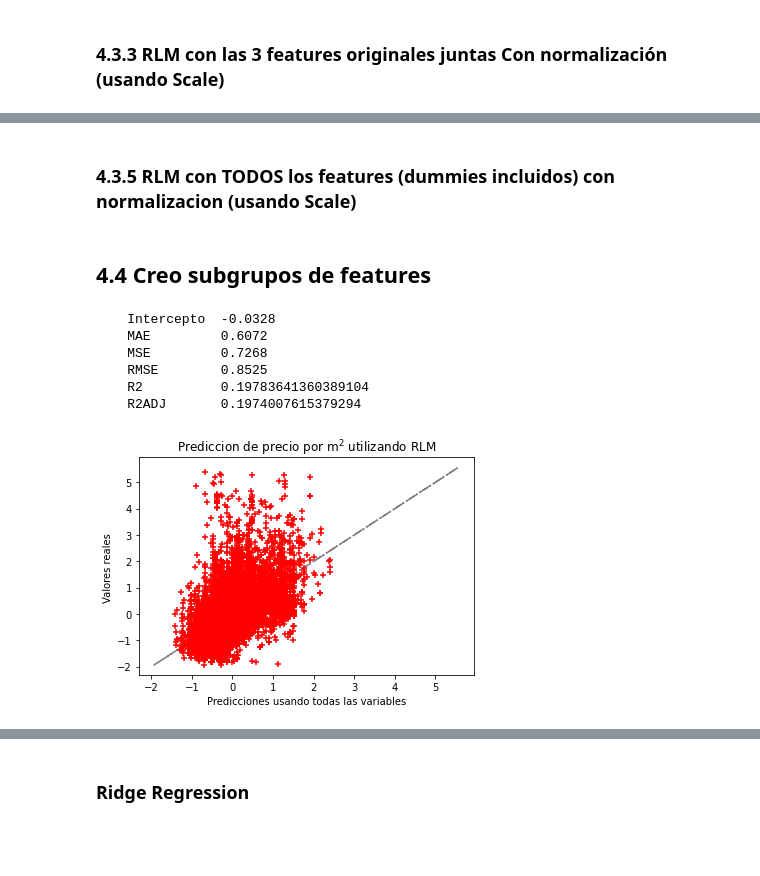
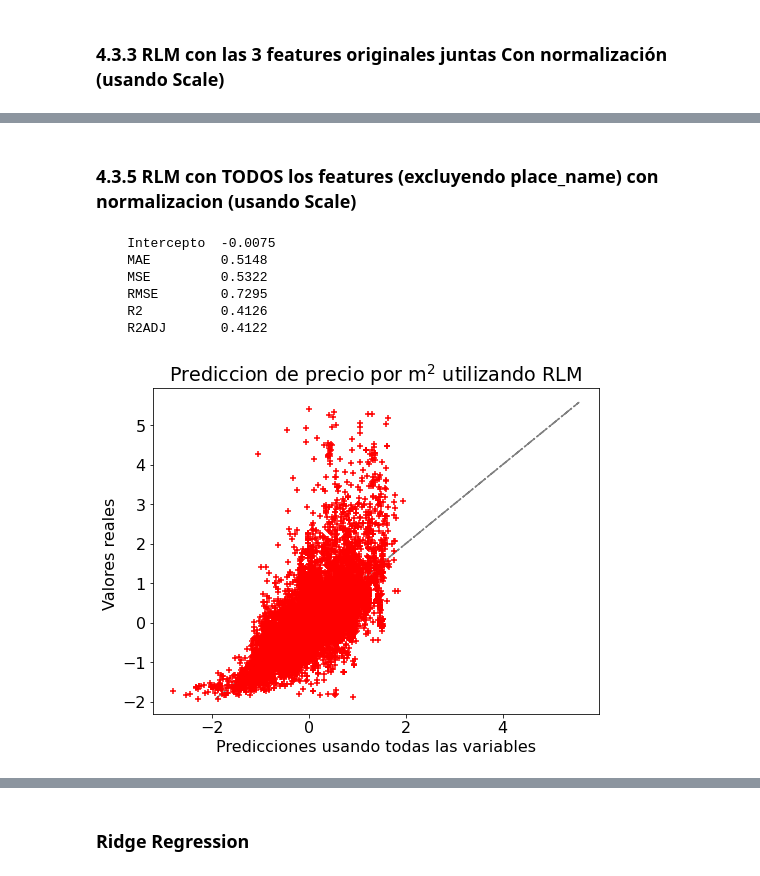
Before and after one commit to szl30n/ProyectosDHDS, a Jupyter notebook: TP2/Maela.ipynb, the cells around one changed output, grey strips where cells are left out. Drawn from its saved outputs; the diff is of its cells as text; code cells hidden in the pictures; blank space fills up the shorter version.

```diff
--- a/TP2/Maela.ipynb
+++ b/TP2/Maela.ipynb
@@ -836,6 +899,6 @@ rls_func(X,y,'sup_cubierta')
 # %%
 # Normalizo con habitaciones
 print("*** habitaciones  ***")
-X = preprocessing.scale(data[["habitaciones"]])
-y = preprocessing.scale(data["precio_por_m2"])
+X = scale(data[["habitaciones"]])
+y = scale(data["precio_por_m2"])
 rls_func(X,y,'habitaciones')
@@ -855,7 +927,7 @@ def rlm_func(X, y):
 
     n = len(y_train)
     p = X_train.shape[1]
-    R2 = metrics.r2_score(y_test, y_pred)
+    R2 = r2_score(y_test, y_pred)
     R2_ajustado = 1 - (1 - R2)*((n-1)/(n - p - 1))
 
     print(f'''
@@ -863,8 +935,8 @@ def rlm_func(X, y):
     MAE\t\t{mean_absolute_error(y_test, y_pred).round(4)}
     MSE\t\t{mean_squared_error(y_test, y_pred).round(4)}
     RMSE\t{np.sqrt(mean_squared_error(y_test, y_pred)).round(4)}
-    R2\t\t{R2}
-    R2ADJ\t{R2_ajustado}
+    R2\t\t{(R2).round(4)}
+    R2ADJ\t{(R2_ajustado).round(4)}
     ''')
 
     plt.plot(y,y, '-.',c='grey')
@@ -951,2 +994,2 @@ rlm_func(X_todo,y_todo)
 # %% [markdown]
-### 4.3.5 RLM con TODOS los features (dummies incluidos) **con normalizacion**  (usando Scale)
+### 4.3.5 RLM con TODOS los features (excluyendo place_name) **con normalizacion**  (usando Scale)
@@ -958,2 +995,0 @@ rlm_func(X_todo,y_todo)
-# %% [markdown]
-## 4.4 Creo subgrupos de features
@@ -965,12 +996,13 @@ pn =data.filter(regex='^pn_',axis=1)
 # %%
-X_am = preprocessing.scale(data.filter(regex='^am_',axis=1))
-y_todo = preprocessing.scale(data['precio_por_m2'])
-rlm_func(X_am,y_todo)
+cols2drop = list(data.filter(regex = '^pn_', axis = 1).columns) + ['precio_por_m2']
+Xs_am = scale(data.drop(columns = cols2drop))
+ys_am = scale(data['precio_por_m2'])
+rlm_func(Xs_am, ys_am)
 # %% [output]
-    Intercepto  -0.0328
-    MAE         0.6072
-    MSE         0.7268
-    RMSE        0.8525
-    R2          0.19783641360389104
-    R2ADJ       0.1974007615379294
+    Intercepto  -0.0075
+    MAE         0.5148
+    MSE         0.5322
+    RMSE        0.7295
+    R2          0.4126
+    R2ADJ       0.4122
-[figure, old version]
+[figure, new version]
```
Also changed, not shown: parts of 79 cells of this notebook, 2 other files.
